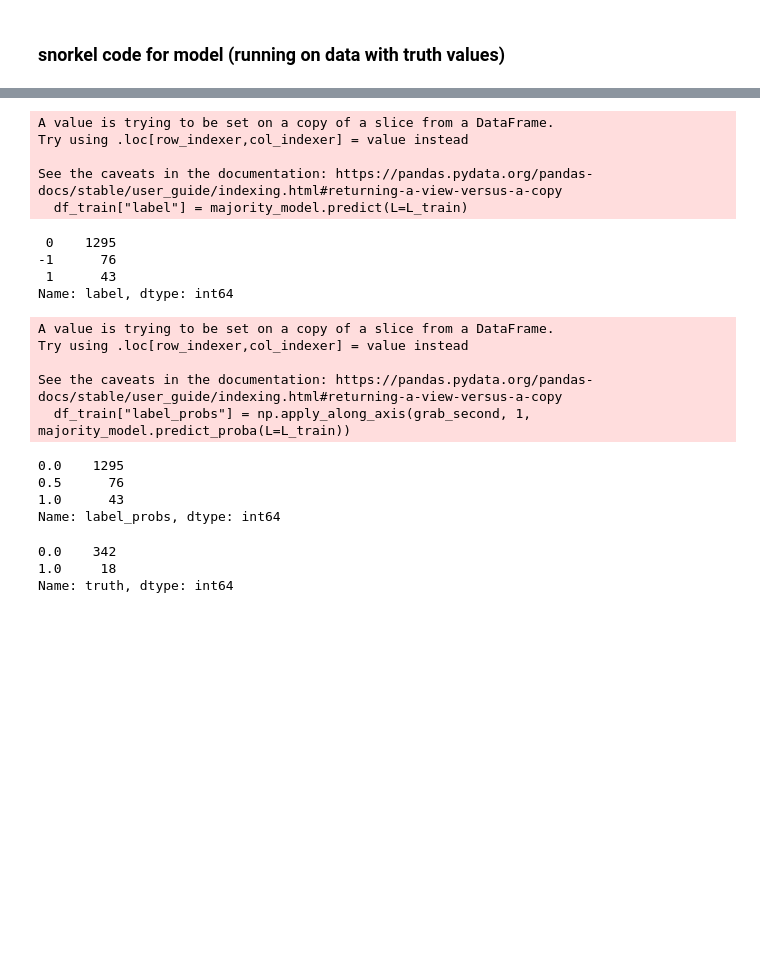
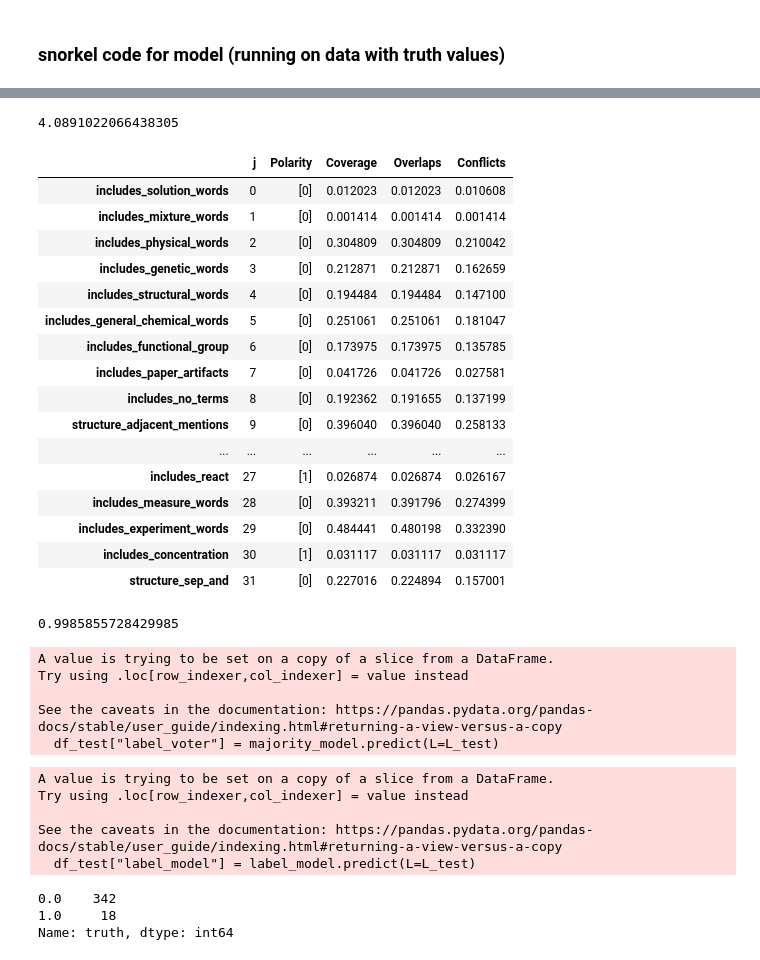
Before and after one commit to igematberkeley/NLPChemExtractor, a Jupyter notebook: cassie_snorkel_labeling_functions.ipynb, the cells around one changed output, grey strips where cells are left out. Cells and saved outputs as stored; diff of their text form; code cells hidden in the pictures; blank space fills up the shorter version.

```diff
--- a/cassie_snorkel_labeling_functions.ipynb
+++ b/cassie_snorkel_labeling_functions.ipynb
@@ -309,7 +309,7 @@ False
 # %%
 # includes_oxidation_words
 # If the sentence contains oxidation words, we label True
-oxidation_terms = "oxidiz|oxidis|redox|reduc|rust|corrod"
+oxidation_terms = "oxidiz|oxidis|redox|reduc|rust|corrod|oxygen"
 @labeling_function()
 def includes_oxidation_words(x):
     structure = "(" + oxidation_terms + ")"
@@ -392,7 +392,8 @@ all_lfs.append(includes_replacement_words)
 # includes_reaction_words
 # If the sentence contains reactions words, we label True
 reaction_terms = "conver|yield|produc|mak|creat|synthesiz|synthesis|transform|ferment|break|displac|exchang" + \
-                 "precipit|transfer|through|produc|activat|revers|form|ation|metaboliz|metabolis|generat|hydroly"
+                 "|precipit|transfer|through|produc|activat|revers|form|ation|metaboliz|metabolis|generat|hydroly" + \
+                 "|lead|caus|methyl"
 @labeling_function()
 def includes_reaction_words(x):
     structure = "(" + reaction_terms + ")"
@@ -732,3 +726,13 @@ LFAnalysis(L_train).label_coverage()
+# %%
+# gets the average amount of labels (goal is to get this to 15)
+sum = 0
+total = 0
+for item in L_train:
+    sum += 31 - np.count_nonzero(item == -1)
+    total += 1
+sum/total
+# %% [output]
+4.0891022066438305
 # %%
 from snorkel.labeling.model import MajorityLabelVoter
 from snorkel.labeling.model import LabelModel
@@ -735,33 +756,52 @@ from snorkel.labeling.model import LabelModel
+# %%
+LFAnalysis(L=L_test, lfs=lfs).lf_summary()
+# %% [output]
+|  | j | Polarity | Coverage | Overlaps | Conflicts |
+| includes_solution_words | 0 | [0] | 0.012023 | 0.012023 | 0.010608 |
+| includes_mixture_words | 1 | [0] | 0.001414 | 0.001414 | 0.001414 |
+| includes_physical_words | 2 | [0] | 0.304809 | 0.304809 | 0.210042 |
+| includes_genetic_words | 3 | [0] | 0.212871 | 0.212871 | 0.162659 |
+| includes_structural_words | 4 | [0] | 0.194484 | 0.194484 | 0.147100 |
+| includes_general_chemical_words | 5 | [0] | 0.251061 | 0.251061 | 0.181047 |
+| includes_functional_group | 6 | [0] | 0.173975 | 0.173975 | 0.135785 |
+| includes_paper_artifacts | 7 | [0] | 0.041726 | 0.041726 | 0.027581 |
+| includes_no_terms | 8 | [0] | 0.192362 | 0.191655 | 0.137199 |
+| structure_adjacent_mentions | 9 | [0] | 0.396040 | 0.396040 | 0.258133 |
+| ... | ... | ... | ... | ... | ... |
+| includes_react | 27 | [1] | 0.026874 | 0.026874 | 0.026167 |
+| includes_measure_words | 28 | [0] | 0.393211 | 0.391796 | 0.274399 |
+| includes_experiment_words | 29 | [0] | 0.484441 | 0.480198 | 0.332390 |
+| includes_concentration | 30 | [1] | 0.031117 | 0.031117 | 0.031117 |
+| structure_sep_and | 31 | [0] | 0.227016 | 0.224894 | 0.157001 |
+# %%
+LFAnalysis(L_test).label_coverage()
+# %% [output]
+0.9985855728429985
 # %%
 majority_model = MajorityLabelVoter()
-df_train["label"] = majority_model.predict(L=L_train)
+df_test["label_voter"] = majority_model.predict(L=L_test)
 # %% [output]
 A value is trying to be set on a copy of a slice from a DataFrame.
 Try using .loc[row_indexer,col_indexer] = value instead
 
 See the caveats in the documentation: https://pandas.pydata.org/pandas-docs/stable/user_guide/indexing.html#returning-a-view-versus-a-copy
-  df_train["label"] = majority_model.predict(L=L_train)
+  df_test["label_voter"] = majority_model.predict(L=L_test)
-# %%
-df_train["label"].value_counts()
-# %% [output]
- 0    1295
--1      76
- 1      43
-Name: label, dtype: int64
+# %%
+from snorkel.labeling.model import LabelModel
+
+label_model = LabelModel(cardinality=2, verbose=True)
+label_model.fit(L_train=L_train, n_epochs=500, log_freq=100, seed=123, class_balance=[0.95, 0.05])
+df_test["label_model"] = label_model.predict(L=L_test)
+# %% [output]
+A value is trying to be set on a copy of a slice from a DataFrame.
+Try using .loc[row_indexer,col_indexer] = value instead
+
+See the caveats in the documentation: https://pandas.pydata.org/pandas-docs/stable/user_guide/indexing.html#returning-a-view-versus-a-copy
+  df_test["label_model"] = label_model.predict(L=L_test)
 # %%
 def grab_second(probs):
     return (probs[1])
 # %%
-df_train["label_probs"] = np.apply_along_axis(grab_second, 1, majority_model.predict_proba(L=L_train))
-df_train["label_probs"].value_counts()
+# df_train["label_probs"] = np.apply_along_axis(grab_second, 1, majority_model.predict_proba(L=L_train))
+# df_train["label_probs"].value_counts()
-# %% [output]
-A value is trying to be set on a copy of a slice from a DataFrame.
-Try using .loc[row_indexer,col_indexer] = value instead
-
-See the caveats in the documentation: https://pandas.pydata.org/pandas-docs/stable/user_guide/indexing.html#returning-a-view-versus-a-copy
-  df_train["label_probs"] = np.apply_along_axis(grab_second, 1, majority_model.predict_proba(L=L_train))
-0.0    1295
-0.5      76
-1.0      43
-Name: label_probs, dtype: int64
 # %%
```
Also changed, not shown: parts of 39 cells of this notebook.
